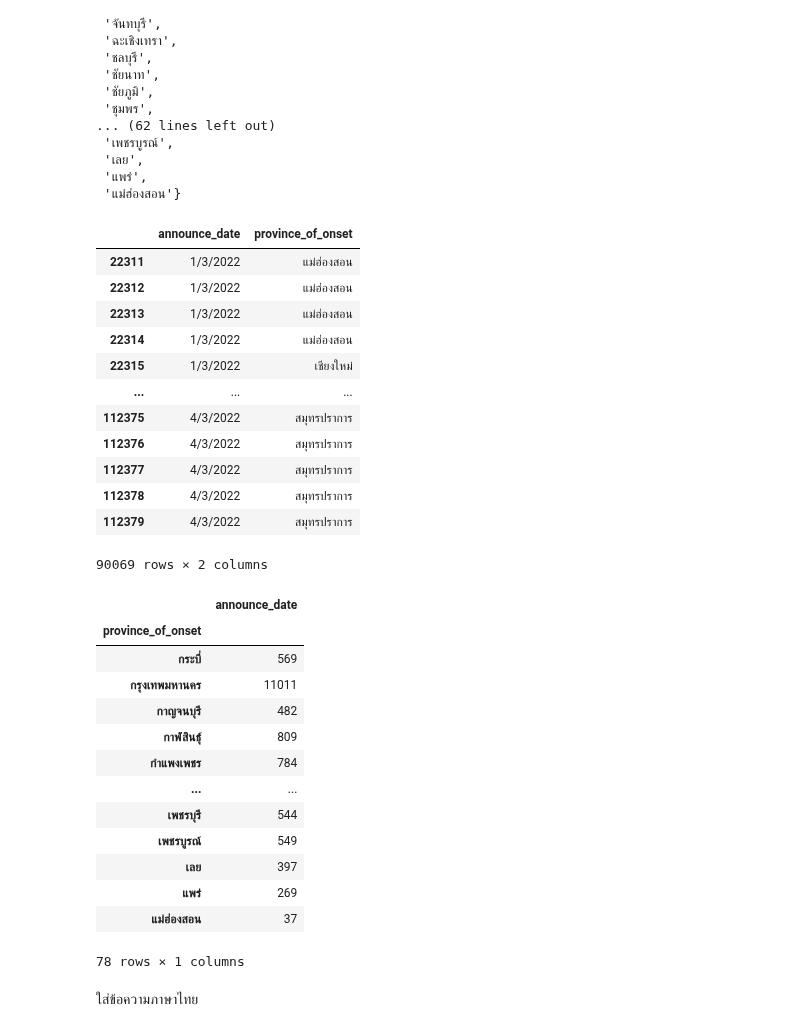
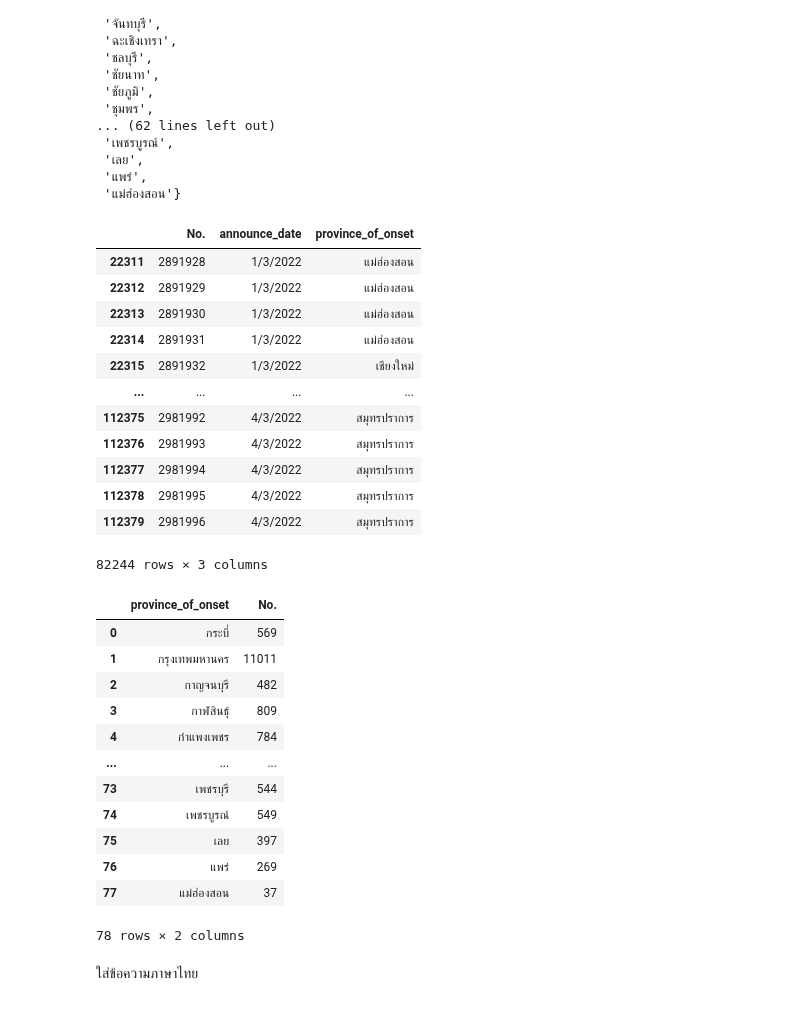
Before and after one commit to SuwareeThammakoonsate/data_viz_2022, a Jupyter notebook: DataViz04_Data_Comparison.ipynb, the cells around one changed output. Drawn from its saved outputs; the diff is of its cells as text; code cells hidden in the pictures.

```diff
--- a/DataViz04_Data_Comparison.ipynb
+++ b/DataViz04_Data_Comparison.ipynb
@@ -642,6 +642,6 @@ covid_date
 | 112379 | 2981996 | 4/3/2022 | 3/3/2022 | ชาย | NaN | NaN | Thailand | สมุทรปราการ | ... |
 90069 rows × 11 columns
 # %%
-covid_date1 = covid_date[['announce_date','province_of_onset']] #สร้างตัวแปร covid_date1 มารับข้อมูลเฉพาะ announce_date กับ province_of_onset จาก covid_date
+covid_date1 = covid_date[['No.','announce_date','province_of_onset']] #สร้างตัวแปร covid_date1 มารับข้อมูลเฉพาะ announce_date ,No., province_of_onset จาก covid_date
 covid_date1
 # %% [output]
@@ -685,0 +674,3 @@ covid_date2
+# %%
+covid_date2 = covid_date1.dropna()
+covid_date2
@@ -736,37 +747,40 @@ data_province
 # %%
 covid_date2
 # %% [output]
-|  | announce_date | province_of_onset |
-| 22311 | 1/3/2022 | แม่ฮ่องสอน |
-| 22312 | 1/3/2022 | แม่ฮ่องสอน |
-| 22313 | 1/3/2022 | แม่ฮ่องสอน |
-| 22314 | 1/3/2022 | แม่ฮ่องสอน |
-| 22315 | 1/3/2022 | เชียงใหม่ |
-| ... | ... | ... |
-| 112375 | 4/3/2022 | สมุทรปราการ |
-| 112376 | 4/3/2022 | สมุทรปราการ |
-| 112377 | 4/3/2022 | สมุทรปราการ |
-| 112378 | 4/3/2022 | สมุทรปราการ |
-| 112379 | 4/3/2022 | สมุทรปราการ |
+|  | No. | announce_date | province_of_onset |
+| 22311 | 2891928 | 1/3/2022 | แม่ฮ่องสอน |
+| 22312 | 2891929 | 1/3/2022 | แม่ฮ่องสอน |
+| 22313 | 2891930 | 1/3/2022 | แม่ฮ่องสอน |
+| 22314 | 2891931 | 1/3/2022 | แม่ฮ่องสอน |
+| 22315 | 2891932 | 1/3/2022 | เชียงใหม่ |
+| ... | ... | ... | ... |
+| 112375 | 2981992 | 4/3/2022 | สมุทรปราการ |
+| 112376 | 2981993 | 4/3/2022 | สมุทรปราการ |
+| 112377 | 2981994 | 4/3/2022 | สมุทรปราการ |
+| 112378 | 2981995 | 4/3/2022 | สมุทรปราการ |
+| 112379 | 2981996 | 4/3/2022 | สมุทรปราการ |
-90069 rows × 2 columns
+82244 rows × 3 columns
 # %%
-covid_date3 = covid_date2.groupby('province_of_onset').count() #groupby จัดกลุ่ม province_of_onset ในตาราง covid_date3
-covid_date3
+#covid_date3 = covid_date2.groupby('province_of_onset').count() #groupby จัดกลุ่ม province_of_onset ในตาราง covid_date3
+#covid_date3
+covid_date3 = covid_date2.groupby('province_of_onset')['No.'].count()
+covid_date3_1 = pd.DataFrame(covid_date3)
+covid_date3noindex = covid_date3_1.reset_index() #reset_index ใช้เพื่อสำหรับลบช่องว่าง
+covid_date3noindex
 # %% [output]
-|  | announce_date |
-| province_of_onset |  |
-| กระบี่ | 569 |
-| กรุงเทพมหานคร | 11011 |
-| กาญจนบุรี | 482 |
-| กาฬสินธุ์ | 809 |
-| กำแพงเพชร | 784 |
-| ... | ... |
-| เพชรบุรี | 544 |
-| เพชรบูรณ์ | 549 |
-| เลย | 397 |
-| แพร่ | 269 |
-| แม่ฮ่องสอน | 37 |
+|  | province_of_onset | No. |
+| 0 | กระบี่ | 569 |
+| 1 | กรุงเทพมหานคร | 11011 |
+| 2 | กาญจนบุรี | 482 |
+| 3 | กาฬสินธุ์ | 809 |
+| 4 | กำแพงเพชร | 784 |
+| ... | ... | ... |
+| 73 | เพชรบุรี | 544 |
+| 74 | เพชรบูรณ์ | 549 |
+| 75 | เลย | 397 |
+| 76 | แพร่ | 269 |
+| 77 | แม่ฮ่องสอน | 37 |
-78 rows × 1 columns
+78 rows × 2 columns
 # %% [markdown]
 ใส่ข้อความภาษาไทย
 # %%
```
Also changed, not shown: parts of 14 cells of this notebook.
